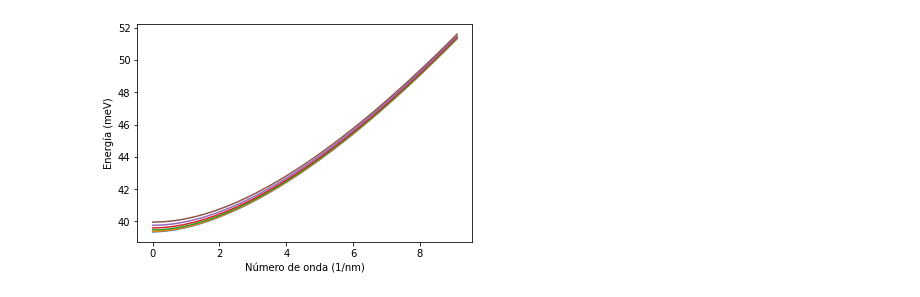
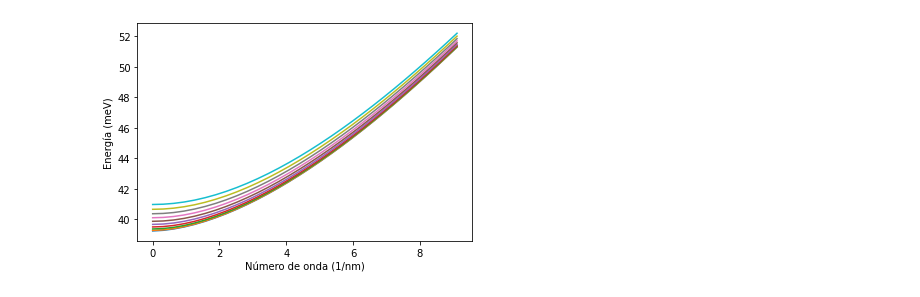
Before and after one commit to dangarciahe/ProyectoEstadoSolido, a Jupyter notebook: Fonon.ipynb, the cells around one changed output. Saved outputs shown, nothing was run; the diff lists cells and outputs as text; code cells hidden in the pictures.

Commit message:
Arreglo condiciones de frontera y automatizo el fill de datos

```diff
--- a/Fonon.ipynb
+++ b/Fonon.ipynb
@@ -2,16 +2,19 @@
 import numpy as np
 import matplotlib.pyplot as plt
 
-N =100
+N = 100
 C4 = np.zeros(N)
 C6 = np.zeros(N)
 rho = np.zeros(N)
-t = 10 # 6 nm
-h = t/N
+t = 0 # Thicknes; set as global, defined in mono_fill and multi_fill
+h = 0 # delta of the grid. Same as above
 
 planck = 4.135667e-15/(2*np.pi) #eV*s
 # %%
 def mono_fill():
+    global t, h
+    t = 6   #6 nm
+    h = t/N
     for ii in range (N):
         C4[ii] = 91e3  #GaN and g/(nm*s)
         C6[ii] = 108e3 #GaN and g/(nm*s)
@@ -19,6 +22,10 @@ def mono_fill():
 
 
 def multi_fill():
+    global t, h
+    t = 10   #6 nm
+    h = t/N
+
     ## 0 -- 2 -- 8 -- 10
     ##  AlN - GaN - AlN
     for ii in range (N):
@@ -32,12 +39,30 @@ def multi_fill():
             rho[ii]= 3.255e-21  #AlN and g/nm^3
 
 
+def plot_density():
+    X = np.zeros(N)
+    for ii in range (N):
+        X[ii] = ii*h
+    plt.plot(X, rho)
+    plt.ylim(0, 7e-21)
+    plt.show()
+
+
 def matrix_A():
     A = np.zeros((N,N))
-    for ii in range (N):
+    for ii in range (1,N-1):
         A[ii][ii-1] = (-C4[(ii+1)%N] + 4*C4[ii] + C4[ii-1])/(4*h*h)
         A[ii][ii] = -2*C4[ii]/(h*h) - C6[ii]*k*k
-        A[ii][(ii+1)%N] = (C4[(ii+1)%N] + 4*C4[ii] - C4[ii-1])/(4*h*h)
+        A[ii][(ii+1)] = (C4[(ii+1)%N] + 4*C4[ii] - C4[ii-1])/(4*h*h)
+
+    ## Boundary conditions
+    #u_{-1} = u_{1}
+    A[0][0] = -2*C4[0]/(h*h) - C6[0]*k*k
+    A[0][1] = (2*C4[0])/(h*h)
+
+    #u_{N+1} = u_{N-1}
+    A[N-1][N-1] = -2*C4[N-1]/(h*h) - C6[N-1]*k*k
+    A[N-1][N-2] = (2*C4[N-1])/(h*h)
     return -A
 
 
@@ -65,35 +90,34 @@ def add_plot():
     #plt.ylim(62,75)
     plt.xlabel(r"Número de onda (1/nm)")
     #plt.ylabel(r"Frecuencia $\omega$ (Hz)")
     plt.ylabel(r"Energía (meV)")
 
 
 
 steps = 30
 W = np.zeros (steps)
 K = np.zeros (steps)
 
 
-for ii in range (0, 6, 1):
+for ii in range (10):
+    multi_fill()
     kx = ii*np.pi/t
     for jj in range (steps):
         kz =(jj)*np.pi/t
         k = np.sqrt(kx**2 +kz**2)
-        multi_fill()
-        rho
+
         A = matrix_A()
         B = matrix_B()
         C = matrix_C(B)
         C1 = matrix_C1(C)
         P = np.matmul(C1, A)
         P = np.matmul(P, C1)
         w2, v = np.linalg.eig (P)
         w = np.sqrt(w2)
         W[jj] = np.average(w)
         K[jj] = kz
     add_plot()
 
-#print(rho)
 plt.show()
 # %% [output]
-[figure, old version]
+[figure, new version]
```
Also changed, not shown: parts of 1 cell of this notebook.
